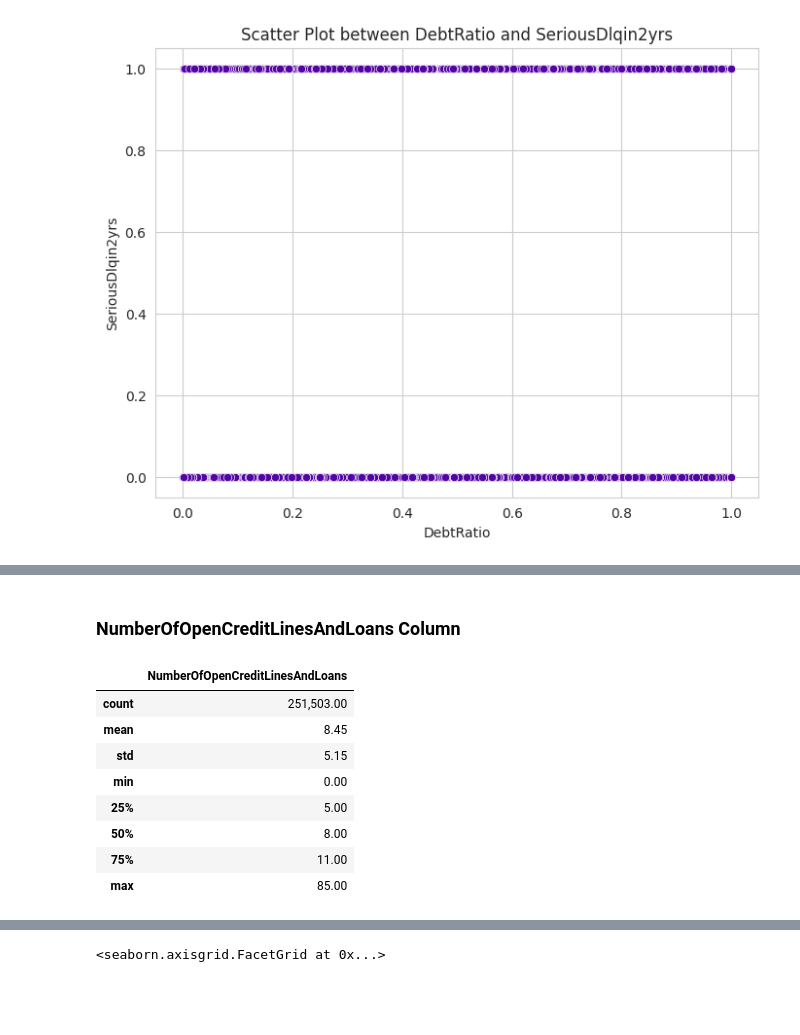
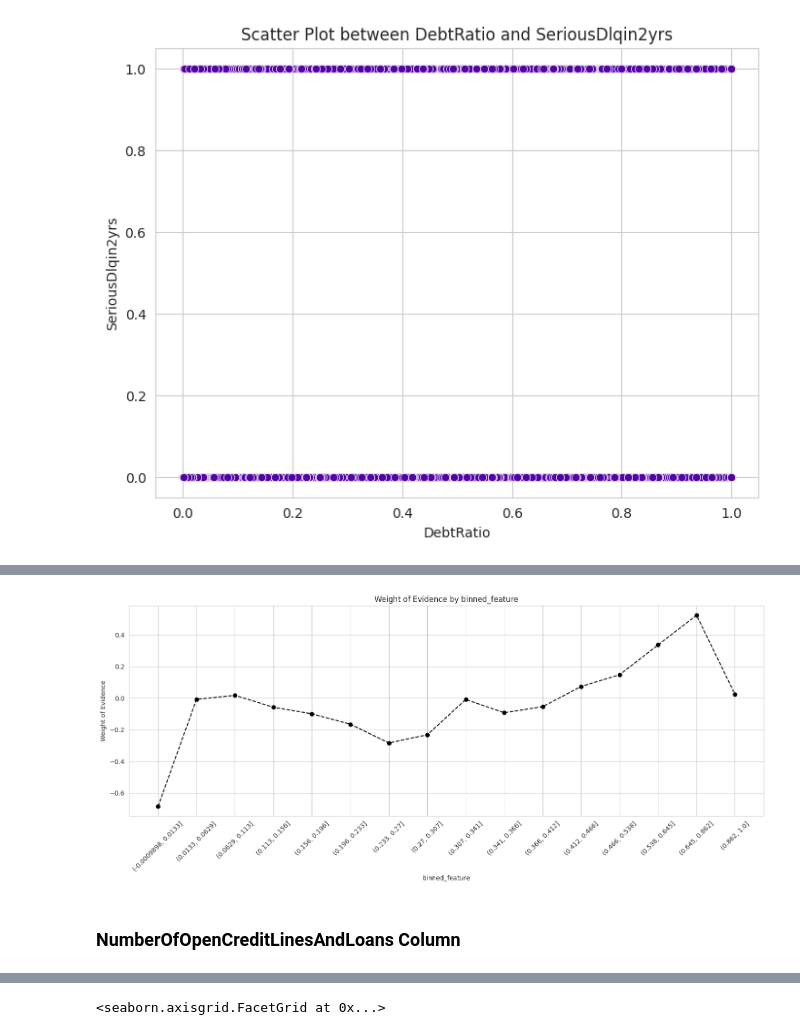
Before and after one commit to Saba-a11/Kaggle_Credit_Score, a Jupyter notebook: CreditModel.ipynb, the cells around one changed output, grey strips where cells are left out. Saved outputs shown, nothing was run; the diff lists cells and outputs as text; code cells hidden in the pictures; blank space fills up the shorter version.

```diff
--- a/CreditModel.ipynb
+++ b/CreditModel.ipynb
@@ -388,3 +467,15 @@ scatter_plot(combined_data, 'age', 'SeriousDlqin2yrs')
+# %%
+combined_data['ages: < 33'] = np.where((combined_data['age'] <= 33), 1, 0)
+
+combined_data['age: 33 - 46'] = np.where((combined_data['age'] > 33) & (combined_data['age'] <= 46), 1, 0)
+
+combined_data['age: 46 - 54'] = np.where((combined_data['age'] > 46) & (combined_data['age'] <= 54), 1, 0)
+
+combined_data['age: 54 - 63'] = np.where((combined_data['age'] > 54) & (combined_data['age'] <= 63), 1, 0)
+
+combined_data['age: 63 - 72'] = np.where((combined_data['age'] > 63) & (combined_data['age'] <= 72), 1, 0)
+
+combined_data['age: > 72'] = np.where((combined_data['age'] > 72), 1, 0)
 # %% [markdown]
 ### Overdue Payment Indicators
 
@@ -527,3 +606,6 @@ Correlation between OverduePaymentIndicatorsPCA and SeriousDlqin2yrs: 0.33805779
+# %%
+combined_data = combined_data.drop(['NumberOfTime30-59DaysPastDueNotWorse', 'NumberOfTimes90DaysLate',
+                   'NumberOfTime60-89DaysPastDueNotWorse', 'OverduePaymentIndicatorsPCA'],axis=1)
 # %% [markdown]
 ### DebtRatio
 # %%
@@ -620,7 +670,7 @@ prt_corr(combined_data, 'DebtRatio', 'SeriousDlqin2yrs')
 Correlation between DebtRatio and SeriousDlqin2yrs: -0.00760211982645619
 # %%
 # Set lower bound for DebtRatio is zero and upper bound for DebtRatio more than 1
-upper_bound = combined_data['DebtRatio'].quantile(0.766)
+upper_bound = 1
 lower_bound = combined_data.loc[(combined_data["MonthlyIncome"] < 5000) & ~(combined_data["DebtRatio"] == 0) ]["DebtRatio"].quantile(0.5)
 
 # Apply winsorizing using .loc[]
@@ -646,3 +696,6 @@ combined_data[["DebtRatio"]].describe()
 scatter_plot(combined_data, 'DebtRatio', 'SeriousDlqin2yrs')
 # %% [output]
 [figure]
+# %%
+woe_iv_result = calculate_woe_iv(combined_data, 'SeriousDlqin2yrs', 'DebtRatio', bins=20)
+print(woe_iv_result)
@@ -648,0 +721,4 @@ scatter_plot(combined_data, 'DebtRatio', 'SeriousDlqin2yrs')
+# %%
+plot_woe(woe_iv_result, 45)
+# %% [output]
+[figure, added]
@@ -649,14 +739,2 @@ scatter_plot(combined_data, 'DebtRatio', 'SeriousDlqin2yrs')
 # %% [markdown]
 ### NumberOfOpenCreditLinesAndLoans Column
-# %%
-combined_data[["NumberOfOpenCreditLinesAndLoans"]].describe()
-# %% [output]
-|  | NumberOfOpenCreditLinesAndLoans |
-| count | 251,503.00 |
-| mean | 8.45 |
-| std | 5.15 |
-| min | 0.00 |
-| 25% | 5.00 |
-| 50% | 8.00 |
-| 75% | 11.00 |
-| max | 85.00 |
```
Also changed, not shown: parts of 27 cells of this notebook.
